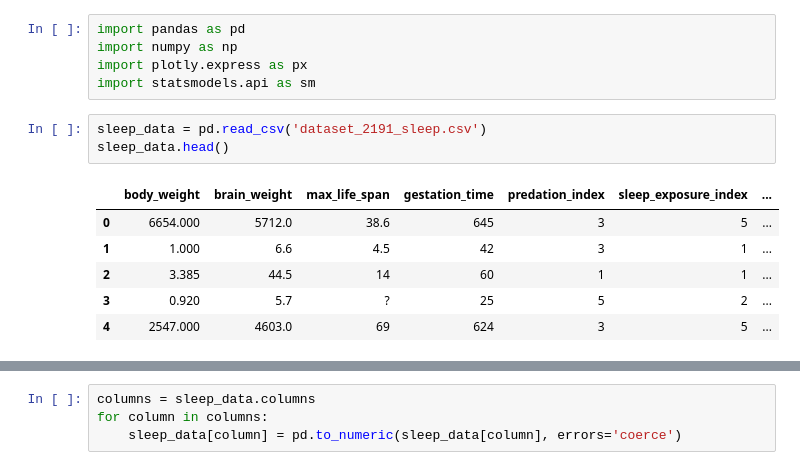
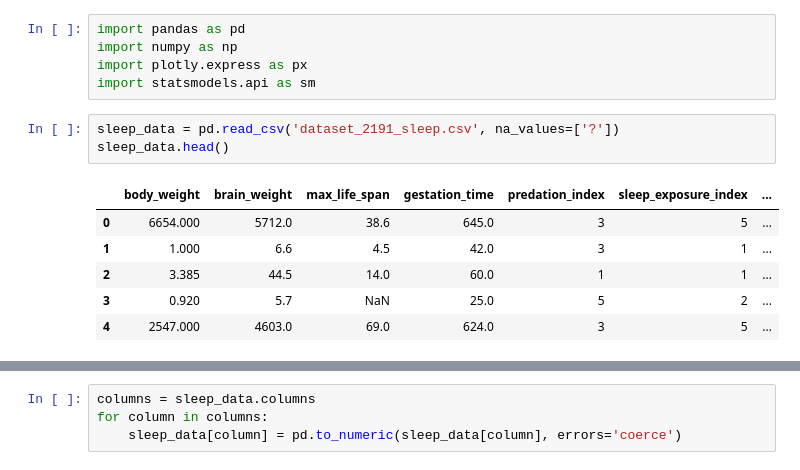
Before and after one commit to Arocha09/sleep_data_analysis, a Jupyter notebook: sleep_data_analysis.ipynb, the cells around one changed output, grey strips where cells are left out. Drawn from its saved outputs; the diff is of its cells as text.

```diff
--- a/sleep_data_analysis.ipynb
+++ b/sleep_data_analysis.ipynb
@@ -4,15 +4,15 @@ import numpy as np
 import plotly.express as px
 import statsmodels.api as sm
 # %%
-sleep_data = pd.read_csv('dataset_2191_sleep.csv')
+sleep_data = pd.read_csv('dataset_2191_sleep.csv', na_values=['?'])
 sleep_data.head()
 # %% [output]
 |  | body_weight | brain_weight | max_life_span | gestation_time | predation_index | sleep_exposure_index | ... |
-| 0 | 6654.000 | 5712.0 | 38.6 | 645 | 3 | 5 | ... |
-| 1 | 1.000 | 6.6 | 4.5 | 42 | 3 | 1 | ... |
-| 2 | 3.385 | 44.5 | 14 | 60 | 1 | 1 | ... |
-| 3 | 0.920 | 5.7 | ? | 25 | 5 | 2 | ... |
-| 4 | 2547.000 | 4603.0 | 69 | 624 | 3 | 5 | ... |
+| 0 | 6654.000 | 5712.0 | 38.6 | 645.0 | 3 | 5 | ... |
+| 1 | 1.000 | 6.6 | 4.5 | 42.0 | 3 | 1 | ... |
+| 2 | 3.385 | 44.5 | 14.0 | 60.0 | 1 | 1 | ... |
+| 3 | 0.920 | 5.7 | NaN | 25.0 | 5 | 2 | ... |
+| 4 | 2547.000 | 4603.0 | 69.0 | 624.0 | 3 | 5 | ... |
 # %%
 sleep_data.describe()
 # %% [output]
```
Also changed, not shown: parts of 21 cells of this notebook, 1 other file.
